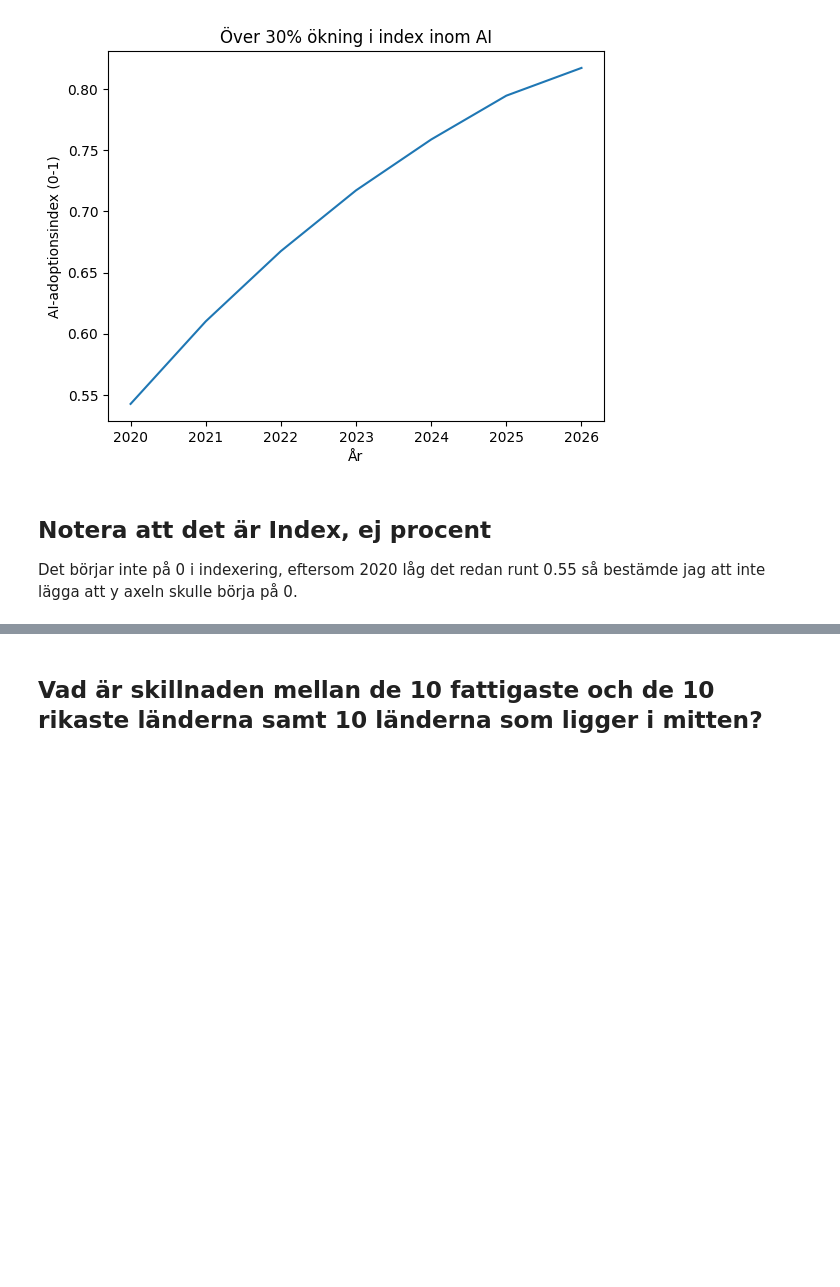
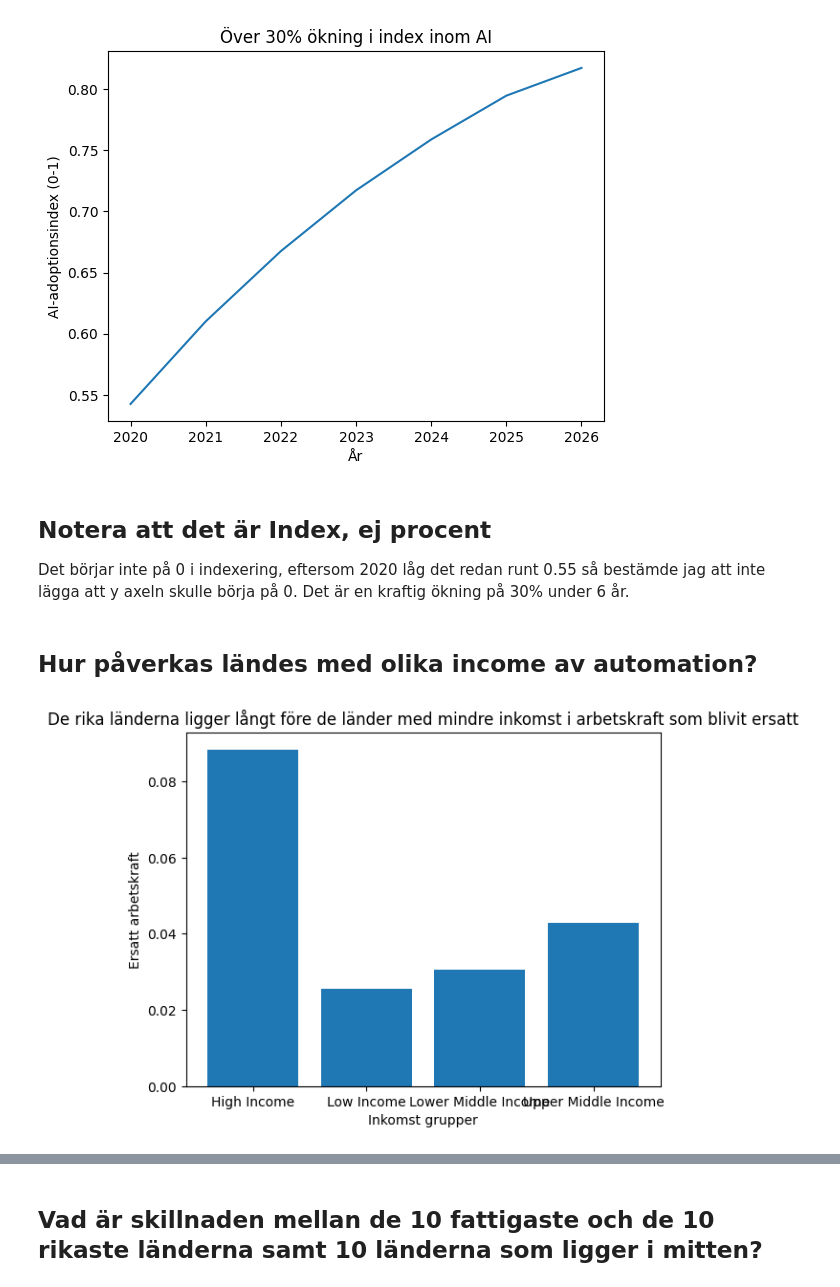
Before and after one commit to Jolle-Jay/kk1-python, a Jupyter notebook: notebook.ipynb, the cells around one changed output, grey strips where cells are left out. Saved outputs shown, nothing was run; the diff lists cells and outputs as text; code cells hidden in the pictures; blank space fills up the shorter version.

Commit message:
gjorde ett bar diagram med min senaste fråga

```diff
--- a/notebook.ipynb
+++ b/notebook.ipynb
@@ -224,3 +228,15 @@ plt.show()
 # %% [markdown]
 ## Notera att det är Index, ej procent
 Det börjar inte på 0 i indexering, eftersom 2020 låg det redan runt 0.55 så bestämde jag att inte lägga att y axeln skulle börja på 0.
+Det är en kraftig ökning på 30% under 6 år.
+# %% [markdown]
+## Hur påverkas ländes med olika income av automation?
+# %%
+workforce = df.groupby("income_group")["pct_sector_workforce_displaced"].mean()
+plt.bar(workforce.index, workforce.values)
+plt.title("De rika länderna ligger långt före de länder med mindre inkomst i arbetskraft som blivit ersatt")
+plt.xlabel("Inkomst grupper")
+plt.ylabel("Ersatt arbetskraft")
+plt.show()
+# %% [output]
+[figure, added]
```
Also changed, not shown: parts of 5 cells of this notebook.
